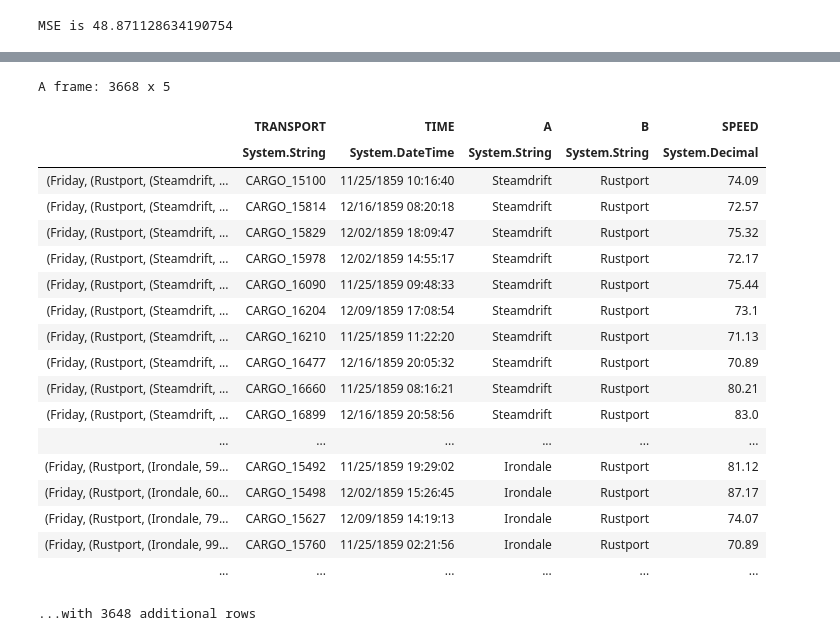
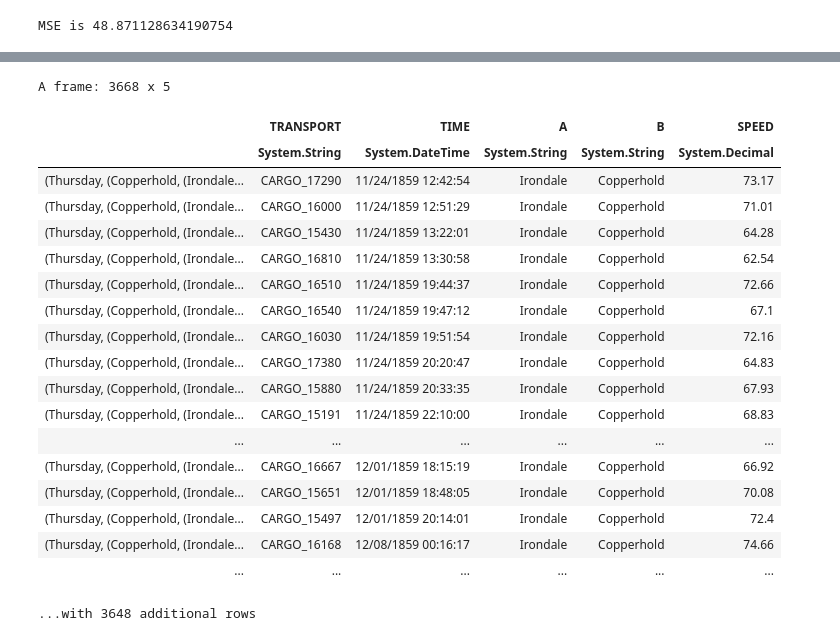
Before and after one commit to oscarsommerer/TransportTycoon, a Jupyter notebook: 23/23.ipynb, the cells around one changed output, grey strips where cells are left out. Saved outputs shown, nothing was run; the diff lists cells and outputs as text; code cells hidden in the pictures.

Commit message:
23: evaluate time of day

```diff
--- a/23/23.ipynb
+++ b/23/23.ipynb
@@ -271,32 +273,31 @@ plotAll ordered
 [interactive output not drawn]
 # %%
 let groupedByJourneyAndDay : Frame<(DayOfWeek * (string * (string * int))), string> =
-    df
-    |> Frame.sortRowsBy "TIME" (fun v -> v)
+    ordered
     |> Frame.groupRowsBy "A"
     |> Frame.groupRowsBy "B"
     |> Frame.groupRowsUsing (fun _ row -> row.GetAs<DateTime>("TIME").DayOfWeek)
 
 groupedByJourneyAndDay
 # %% [output]
 A frame: 3668 x 5
 |  | TRANSPORT | TIME | A | B | SPEED |
 |  | System.String | System.DateTime | System.String | System.String | System.Decimal |
-| (Friday, (Rustport, (Steamdrift, ... | CARGO_15100 | 11/25/1859 10:16:40 | Steamdrift | Rustport | 74.09 |
-| (Friday, (Rustport, (Steamdrift, ... | CARGO_15814 | 12/16/1859 08:20:18 | Steamdrift | Rustport | 72.57 |
-| (Friday, (Rustport, (Steamdrift, ... | CARGO_15829 | 12/02/1859 18:09:47 | Steamdrift | Rustport | 75.32 |
-| (Friday, (Rustport, (Steamdrift, ... | CARGO_15978 | 12/02/1859 14:55:17 | Steamdrift | Rustport | 72.17 |
-| (Friday, (Rustport, (Steamdrift, ... | CARGO_16090 | 11/25/1859 09:48:33 | Steamdrift | Rustport | 75.44 |
-| (Friday, (Rustport, (Steamdrift, ... | CARGO_16204 | 12/09/1859 17:08:54 | Steamdrift | Rustport | 73.1 |
-| (Friday, (Rustport, (Steamdrift, ... | CARGO_16210 | 11/25/1859 11:22:20 | Steamdrift | Rustport | 71.13 |
-| (Friday, (Rustport, (Steamdrift, ... | CARGO_16477 | 12/16/1859 20:05:32 | Steamdrift | Rustport | 70.89 |
-| (Friday, (Rustport, (Steamdrift, ... | CARGO_16660 | 11/25/1859 08:16:21 | Steamdrift | Rustport | 80.21 |
-| (Friday, (Rustport, (Steamdrift, ... | CARGO_16899 | 12/16/1859 20:58:56 | Steamdrift | Rustport | 83.0 |
+| (Thursday, (Copperhold, (Irondale... | CARGO_17290 | 11/24/1859 12:42:54 | Irondale | Copperhold | 73.17 |
+| (Thursday, (Copperhold, (Irondale... | CARGO_16000 | 11/24/1859 12:51:29 | Irondale | Copperhold | 71.01 |
+| (Thursday, (Copperhold, (Irondale... | CARGO_15430 | 11/24/1859 13:22:01 | Irondale | Copperhold | 64.28 |
+| (Thursday, (Copperhold, (Irondale... | CARGO_16810 | 11/24/1859 13:30:58 | Irondale | Copperhold | 62.54 |
+| (Thursday, (Copperhold, (Irondale... | CARGO_16510 | 11/24/1859 19:44:37 | Irondale | Copperhold | 72.66 |
+| (Thursday, (Copperhold, (Irondale... | CARGO_16540 | 11/24/1859 19:47:12 | Irondale | Copperhold | 67.1 |
+| (Thursday, (Copperhold, (Irondale... | CARGO_16030 | 11/24/1859 19:51:54 | Irondale | Copperhold | 72.16 |
+| (Thursday, (Copperhold, (Irondale... | CARGO_17380 | 11/24/1859 20:20:47 | Irondale | Copperhold | 64.83 |
+| (Thursday, (Copperhold, (Irondale... | CARGO_15880 | 11/24/1859 20:33:35 | Irondale | Copperhold | 67.93 |
+| (Thursday, (Copperhold, (Irondale... | CARGO_15191 | 11/24/1859 22:10:00 | Irondale | Copperhold | 68.83 |
 | ... | ... | ... | ... | ... | ... |
-| (Friday, (Rustport, (Irondale, 59... | CARGO_15492 | 11/25/1859 19:29:02 | Irondale | Rustport | 81.12 |
-| (Friday, (Rustport, (Irondale, 60... | CARGO_15498 | 12/02/1859 15:26:45 | Irondale | Rustport | 87.17 |
-| (Friday, (Rustport, (Irondale, 79... | CARGO_15627 | 12/09/1859 14:19:13 | Irondale | Rustport | 74.07 |
-| (Friday, (Rustport, (Irondale, 99... | CARGO_15760 | 11/25/1859 02:21:56 | Irondale | Rustport | 70.89 |
+| (Thursday, (Copperhold, (Irondale... | CARGO_16667 | 12/01/1859 18:15:19 | Irondale | Copperhold | 66.92 |
+| (Thursday, (Copperhold, (Irondale... | CARGO_15651 | 12/01/1859 18:48:05 | Irondale | Copperhold | 70.08 |
+| (Thursday, (Copperhold, (Irondale... | CARGO_15497 | 12/01/1859 20:14:01 | Irondale | Copperhold | 72.4 |
+| (Thursday, (Copperhold, (Irondale... | CARGO_16168 | 12/08/1859 00:16:17 | Irondale | Copperhold | 74.66 |
 | ... | ... | ... | ... | ... | ... |
 ...with 3648 additional rows
 # %%
```
Also changed, not shown: parts of 9 cells of this notebook.
